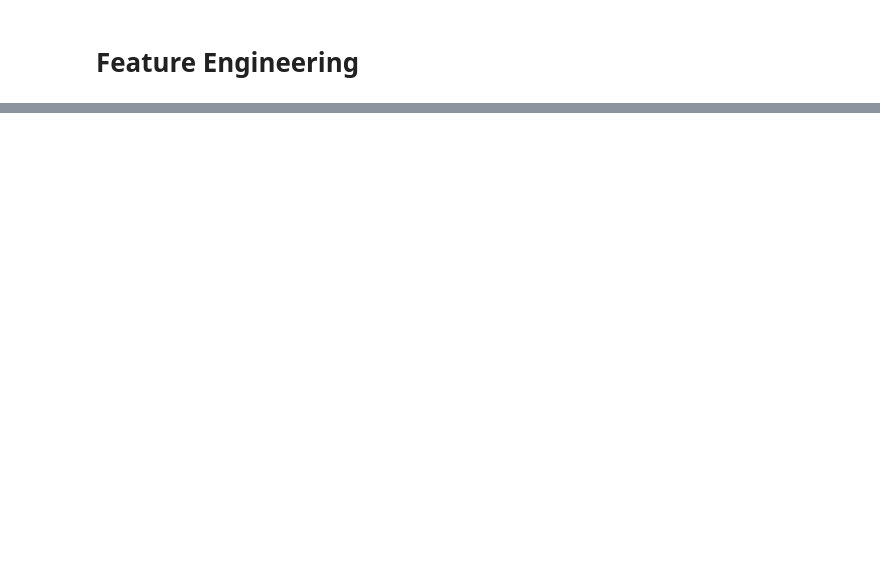
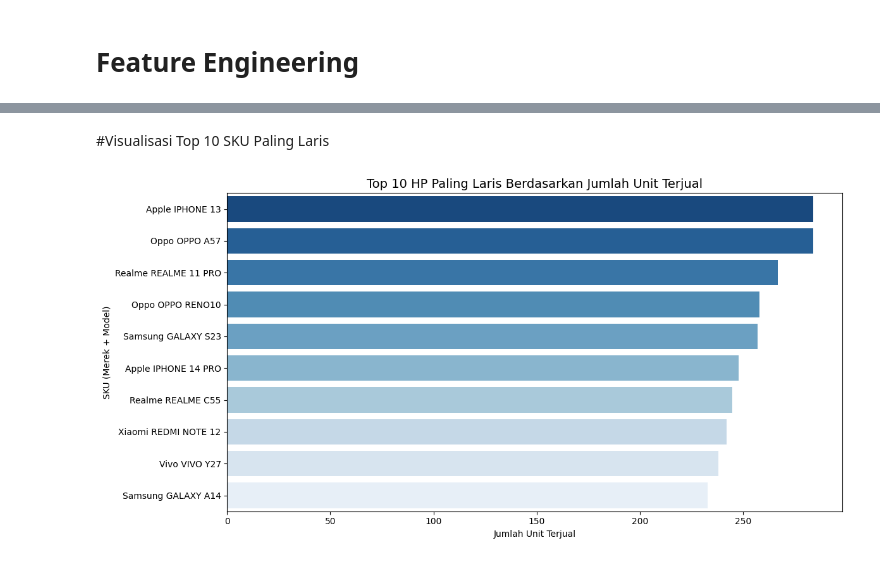
Before and after one commit to MRifdaM/SurabayaDev_Asa-Baswara_Data, a Jupyter notebook: Analisis_Penjualan_HP.ipynb, the cells around one changed output, grey strips where cells are left out. Drawn from its saved outputs; the diff is of its cells as text; code cells hidden in the pictures; blank space fills up the shorter version.

```diff
--- a/Analisis_Penjualan_HP.ipynb
+++ b/Analisis_Penjualan_HP.ipynb
@@ -544,0 +592,6 @@ Mengunduh: /content/drive/MyDrive/SurabayaDev/ship_monthly.csv
+# %%
+# Load data bersih hasil feature engineering
+df_eda = pd.read_csv("/content/drive/MyDrive/SurabayaDev/penjualan_hp_transformed.csv")
+
+# Preview awal
+df_eda.head()
@@ -544,0 +659,11 @@ Mengunduh: /content/drive/MyDrive/SurabayaDev/ship_monthly.csv
+# %%
+#Agregasi penjualan per SKU
+sku_sales = (
+    df_eda.groupby('sku', as_index=False)
+    .agg(total_unit=('jumlah', 'sum'),
+         total_revenue=('total_harga', 'sum'))
+    .sort_values(by='total_unit', ascending=False)
+)
+
+# Preview 10 teratas
+sku_sales.head(10)
@@ -544,0 +682,19 @@ Mengunduh: /content/drive/MyDrive/SurabayaDev/ship_monthly.csv
+# %% [markdown]
+#Visualisasi Top 10 SKU Paling Laris
+# %%
+#Visualisasi Top 10 SKU Paling Laris
+plt.figure(figsize=(12,6))
+sns.barplot(
+    data=sku_sales.head(10),
+    x='total_unit',
+    y='sku',
+    hue='sku',
+    palette='Blues_r'
+)
+plt.title("Top 10 HP Paling Laris Berdasarkan Jumlah Unit Terjual", fontsize=14)
+plt.xlabel("Jumlah Unit Terjual")
+plt.ylabel("SKU (Merek + Model)")
+plt.tight_layout()
+plt.show()
+# %% [output]
+[figure, added]
```
Also changed, not shown: parts of 40 cells of this notebook.
